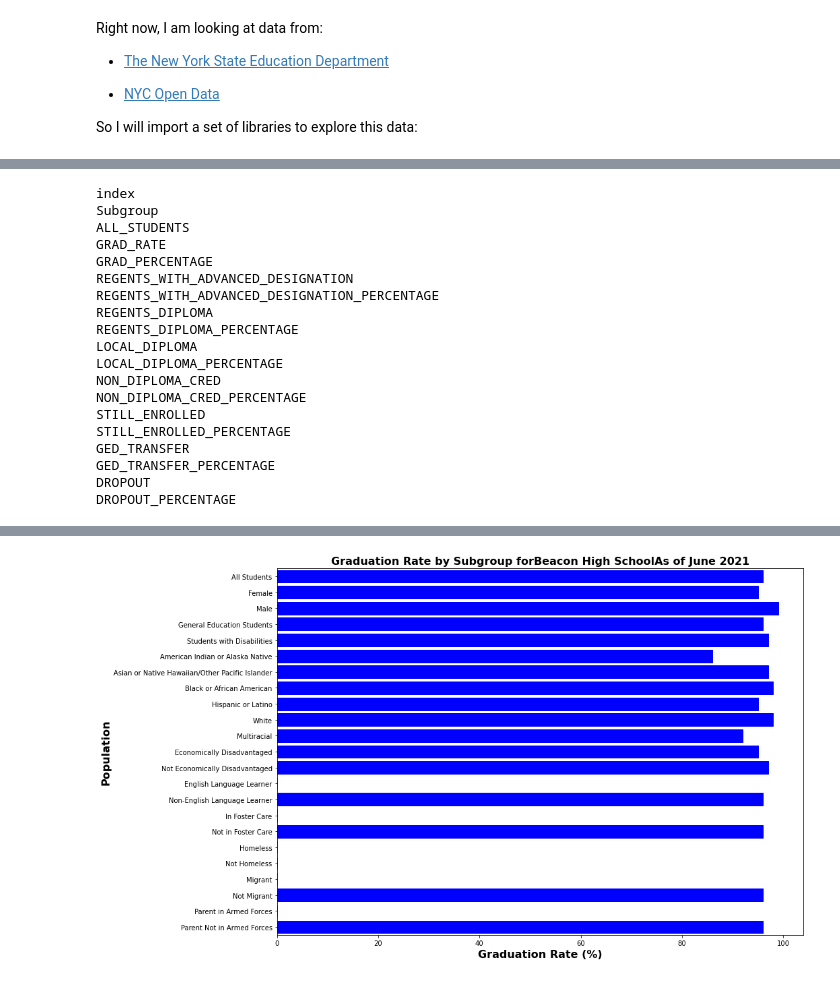
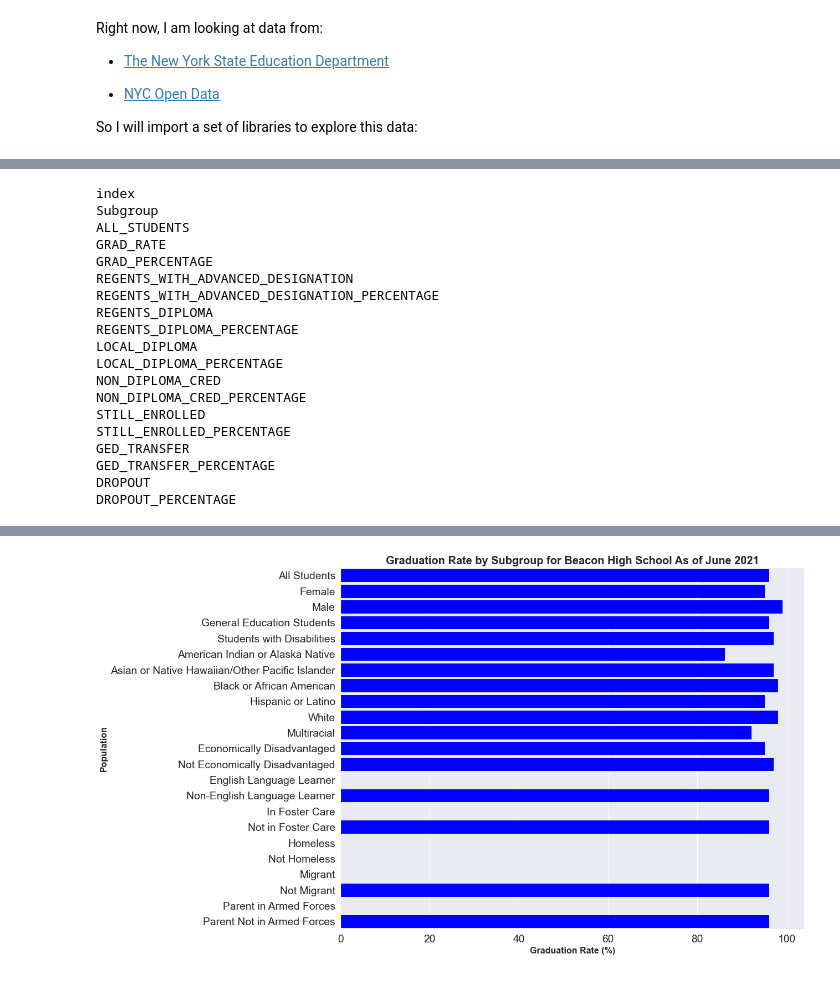
Before and after one commit to dataeducator/analysis-of-graduation-rate-nyc-public-high-schools, a Jupyter notebook: consortium_schools_analysis.ipynb, the cells around one changed output, grey strips where cells are left out. Drawn from its saved outputs; the diff is of its cells as text; code cells hidden in the pictures.

```diff
--- a/consortium_schools_analysis.ipynb
+++ b/consortium_schools_analysis.ipynb
@@ -172,5 +171,6 @@ def plot_hist(df,column, title, xlabel, ylabel):
 # %%
-"""
+def plot_bar(df, population, lim):
+    """
     Plot bar graph of genre vs ww profit by month
 
     Inputs:
@@ -184,26 +184,29 @@ def plot_hist(df,column, title, xlabel, ylabel):
     -
     bar plot
     """
-def plot_bar(df, population, lim):
     # Initialize data
+
     values = df.GRAD_PERCENTAGE
     labels = df.Subgroup
     xlabel = "Graduation Rate (%)"
     ylabel = "Population"
-    title = "Graduation Rate by Subgroup for" + population + "As of June 2021"
+    title = "Graduation Rate by Subgroup for " + population + " As of June 2021"
     # Set plot parameters
-    plt.figure(figsize = (14,10))
+    plt.figure(figsize = (15,12))
 
     clrs = ['grey' if (x != max(values)) else 'blue' for x in values]
     # Plot histogram
     ax = sns.barplot(x = values, y = labels, palette = clrs)
-    # Plot vertical Line
-#    ax.axvline(mean, color = "black", linestyle = "dotted",label= "mean")
+    sns.set_theme(style="darkgrid", palette="Set2")
+ #   plt.style.use('fivethirtyeight')
     #Customize title and axes labels
     ax.set_xlabel(xlabel, fontsize = '16', weight = 'bold');
     ax.set_ylabel(ylabel, fontsize = '16', weight = 'bold')
-    ax.set_title(title, weight = 'bold').set_fontsize('16');
-
+    ax.set_title(title, weight = 'bold').set_fontsize('20');
+    # We change the fontsize of minor ticks label
+#    ax.tick_params(axis='both', which='major', labelsize = 14)
+    sns.set(font_scale = 1.75)
+    # Highlight bars that exceed the min value in skyblue and those that do not in salmon
     for bar in ax.patches:
         if bar.get_width() < lim:
             bar.set_color('grey')
@@ -247,7 +250,8 @@ def format_df(df):
     """
 
     df = pd.DataFrame(df)
-    df.rename(columns={'Unnamed: 0': 'index', 'Subgroup': 'Subgroup','Total': "ALL_STUDENTS", 'GRAD RATE' : 'GRAD_RATE', 'GRAD RATE.1' :'GRAD_PERCENTAGE',
+    df.rename(columns={'Unnamed: 0': 'index', 'Subgroup': 'Subgroup','Total': "ALL_STUDENTS",
+                       'GRAD RATE' : 'GRAD_RATE', 'GRAD RATE.1' :'GRAD_PERCENTAGE',
                       'REGENTS WITH ADVANCED DESIGNATION' : 'REGENTS_WITH_ADVANCED_DESIGNATION'
                        ,'REGENTS WITH ADVANCED DESIGNATION.1' : 'REGENTS_WITH_ADVANCED_DESIGNATION_PERCENTAGE' ,
                        'REGENTS DIPLOMA' : 'REGENTS_DIPLOMA', 'REGENTS DIPLOMA.1' : 'REGENTS_DIPLOMA_PERCENTAGE',
@@ -271,7 +275,7 @@ def format_df(df):
   #  return df_head
     return df
 # %%
-def explore_df(df, school_name, mean_state_grad_rate):
+def explore_df(df, school_name, grad_rate_comp_type):
     """
     This function explores a dataframe and generates
     a graph and a summary of the dataframe
@@ -285,9 +289,15 @@ def explore_df(df, school_name, mean_state_grad_rate):
     bargraph
     summary_df : summary of data frame
     """
+    if grad_rate_comp_type == "state":
+        grad_rate = 85;
+    if grad_rate_comp_type == "city":
+        grad_rate = 79;
+    else:
+        print("Please enter either city or state")
     formatted_df = format_df(df)
     summary_df = summarize_dataframe(formatted_df)
-    plot = plot_bar(formatted_df, school_name, mean_state_grad_rate)
+    plot = plot_bar(formatted_df, school_name, grad_rate)
 
     return formatted_df
     return summary_df
@@ -375,5 +385,5 @@ DROPOUT_PERCENTAGE
 # %%
-explore_df(beacon, "Beacon High School", 84)
+explore_df(beacon, "Beacon High School", "city")
 # %% [output]
 index
 Subgroup
@@ -384,31 +394,31 @@ REGENTS_WITH_ADVANCED_DESIGNATION
 REGENTS_WITH_ADVANCED_DESIGNATION_PERCENTAGE
 REGENTS_DIPLOMA
 REGENTS_DIPLOMA_PERCENTAGE
 LOCAL_DIPLOMA
 LOCAL_DIPLOMA_PERCENTAGE
 NON_DIPLOMA_CRED
 NON_DIPLOMA_CRED_PERCENTAGE
 STILL_ENROLLED
 STILL_ENROLLED_PERCENTAGE
 GED_TRANSFER
 GED_TRANSFER_PERCENTAGE
 DROPOUT
 DROPOUT_PERCENTAGE
 |  | Subgroup | ALL_STUDENTS | GRAD_RATE | GRAD_PERCENTAGE | REGENTS_WITH_ADVANCED_DESIGNATION | REGENTS_WITH_ADVANCED_DESIGNATION... | ... |
 | 1 | All Students | 382 | 368 | 96 | 0 | 0 | ... |
 | 2 | Female | 234 | 222 | 95 | 0 | 0 | ... |
 | 3 | Male | 148 | 146 | 99 | 0 | 0 | ... |
 | 4 | General Education Students | 351 | 338 | 96 | 0 | 0 | ... |
 | 5 | Students with Disabilities | 31 | 30 | 97 | 0 | 0 | ... |
 | 6 | American Indian or Alaska Native | 7 | 6 | 86 | 0 | 0 | ... |
 | 7 | Asian or Native Hawaiian/Other Pa... | 34 | 33 | 97 | 0 | 0 | ... |
 | 8 | Black or African American | 57 | 56 | 98 | 0 | 0 | ... |
 | 9 | Hispanic or Latino | 81 | 77 | 95 | 0 | 0 | ... |
 | 10 | White | 155 | 152 | 98 | 0 | 0 | ... |
 | ... | ... | ... | ... | ... | ... | ... | ... |
 | 19 | Not Homeless | 379 | 0 | 0 | 0 | 0 | ... |
 | 20 | Migrant | 0 | 0 | 0 | 0 | 0 | ... |
 | 21 | Not Migrant | 382 | 368 | 96 | 0 | 0 | ... |
 | 22 | Parent in Armed Forces | 0 | 0 | 0 | 0 | 0 | ... |
 | 23 | Parent Not in Armed Forces | 382 | 368 | 96 | 0 | 0 | ... |
-[figure, old version]
+[figure, new version]
```
Also changed, not shown: parts of 17 cells of this notebook.
